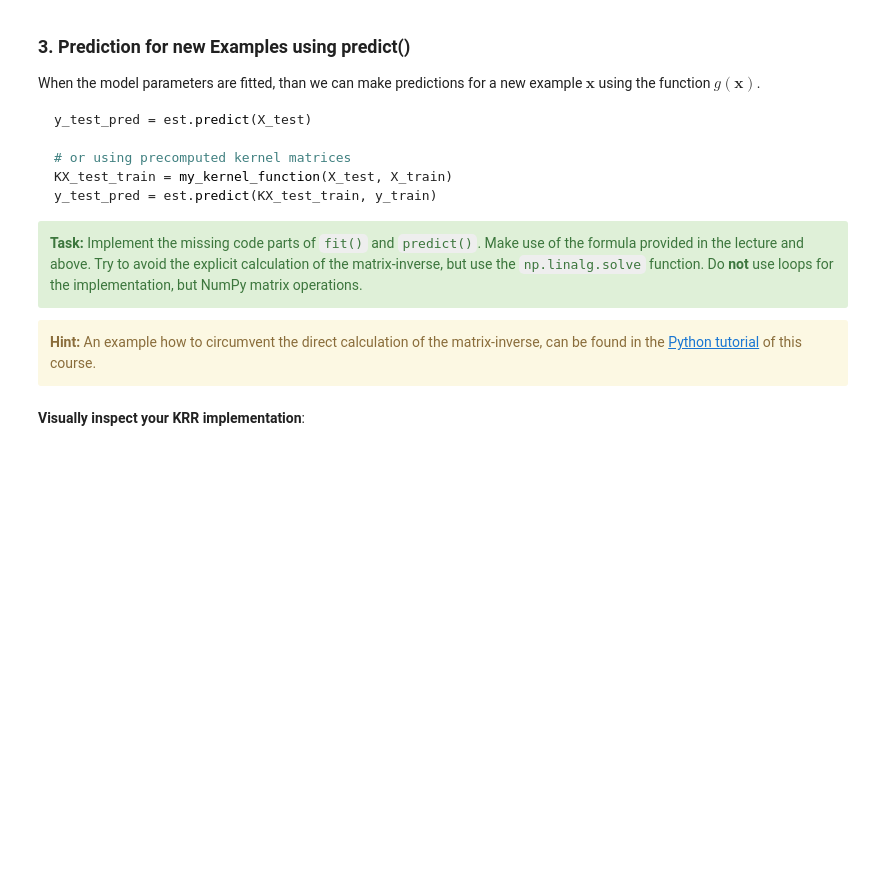
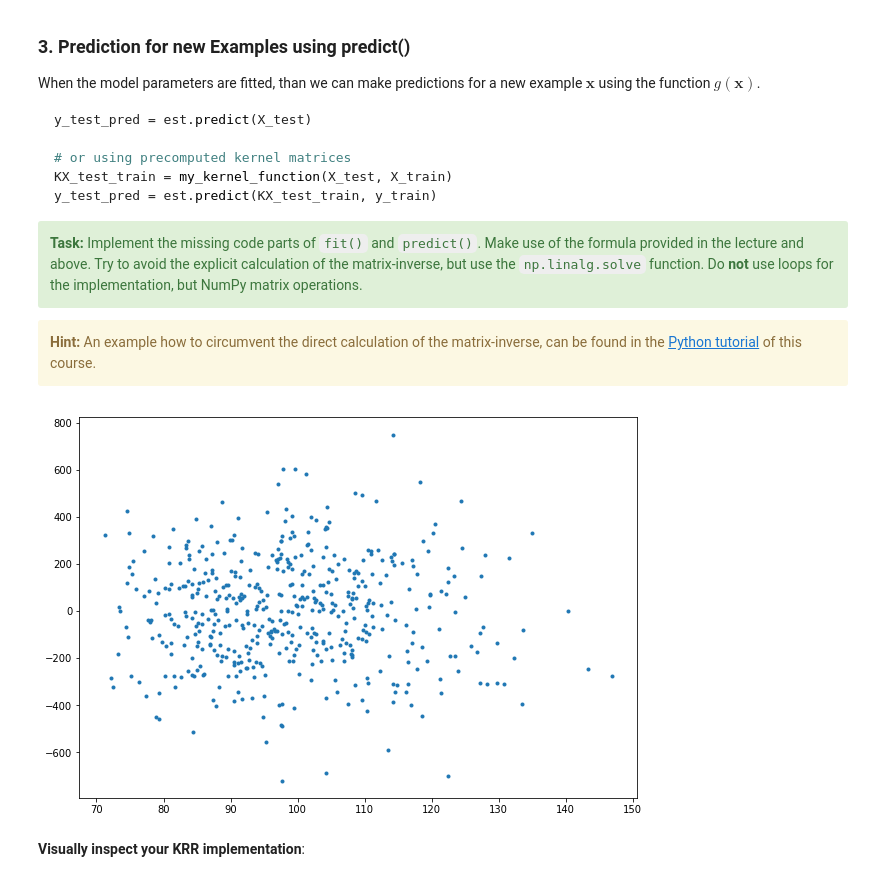
Before and after one commit to maksad/kernel-methods-in-machine-learning, a Jupyter notebook: ex2/KernelCourse2019_Exercise02.ipynb, the cells around one changed output. Cells and saved outputs as stored; diff of their text form; code cells hidden in the pictures; blank space fills up the shorter version.

```diff
--- a/ex2/KernelCourse2019_Exercise02.ipynb
+++ b/ex2/KernelCourse2019_Exercise02.ipynb
@@ -213,6 +216,14 @@ class KernelRidgeRegression(BaseEstimator, RegressorMixin):
             raise RuntimeError("Provide precomputed kernel matrix.")
         else:
             raise ValueError("Invalid kernel chosen.")
+# %%
+__X, __y = make_regression(n_samples=500, random_state=319)
+x_axis = [x_i.dot(x_i) for x_i in __X]
+plt.figure(figsize=(10, 7))
+plt.scatter(x_axis, __y, marker='.')
+plt.show()
+# %% [output]
+[figure, added]
 # %%
 from sklearn.kernel_ridge import KernelRidge as sk_KernelRidgeRegression
 
```
Also changed, not shown: parts of 12 cells of this notebook.
